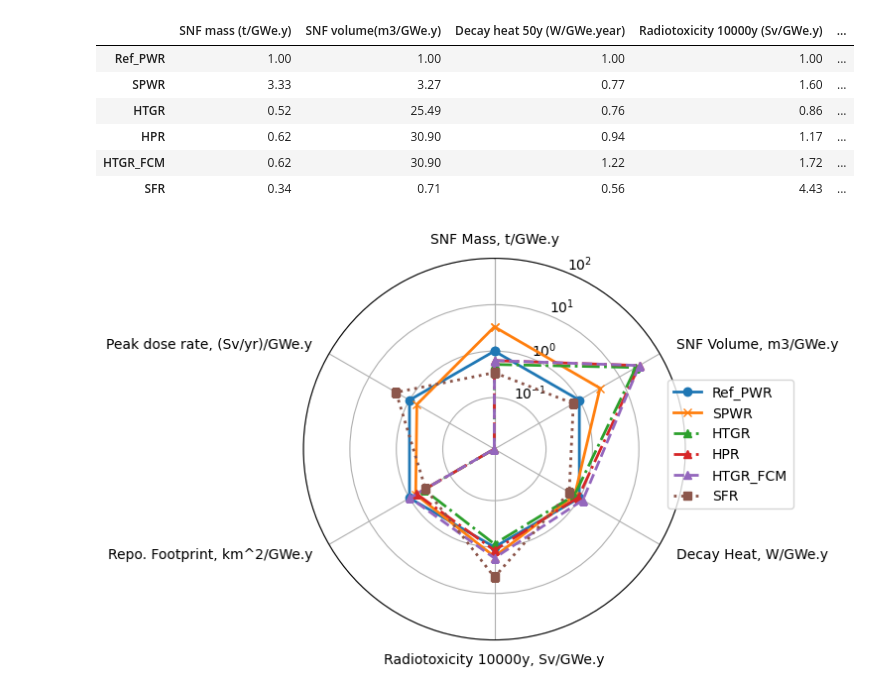
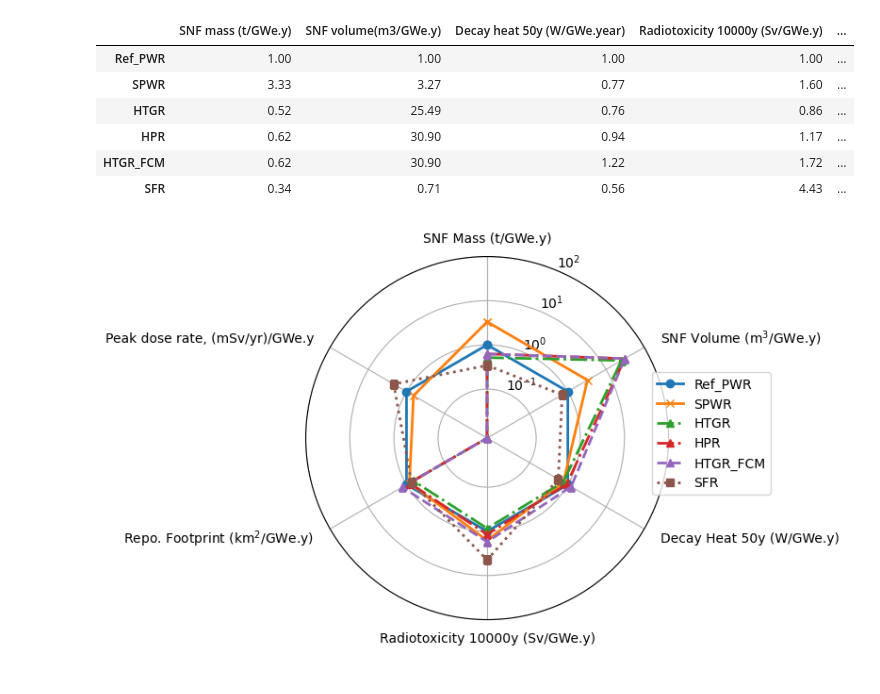
Before and after one commit to hmwainw/R2R4SNF, a Jupyter notebook: 5_Overall_comparison.ipynb, the cells around one changed output. Drawn from its saved outputs; the diff is of its cells as text; code cells hidden in the pictures.

```diff
--- a/5_Overall_comparison.ipynb
+++ b/5_Overall_comparison.ipynb
@@ -177,13 +177,13 @@ for i in range (len(results)): # iterate on the list of reactors
     idx=select_time(result, 10000) # Select the index for 100,000 years
     d.append(result.loc[idx, 'Radiotoxicity (Sv/GWe.y)'])
 
-    d.append(df_rep_footprint.iloc[i,1]*df_rep_footprint.iloc[i,3]/100) # footprint
+    d.append(df_rep_footprint.iloc[i,1]) # footprint
     d.append(peak_dose.iloc[0,i+1])
 
     df.append(d)
 
 df=pd.DataFrame(df, columns=['SNF mass (t/GWe.y)','SNF volume(m3/GWe.y)', 'Decay heat 50y (W/GWe.year)',
-                           'Radiotoxicity 10000y (Sv/GWe.y)','Repo. Footprint, km^2','Peak dose rate, Sv/yr'])
+                           'Radiotoxicity 10000y (Sv/GWe.y)','Repo. Footprint, m^2','Peak dose rate, (mSv/yr)/GWe.y'])
 df.index=reactors
 # %%
 df
@@ -241,33 +241,33 @@ marker=["o", "x", "^", "^", "^", "s", "*", 'D']
 n=0
 for i in react:
     ax.plot(label_loc, i, lw=2, ls=linestyle[n], marker=marker[n] )
     n+=1
 
 ax.set_theta_offset(np.pi / 2)
 ax.set_theta_direction(-1)
 
 # align the labels
 for label, angle in zip(ax.get_xticklabels(), label_loc):
     if angle in (0, np.pi):
         label.set_horizontalalignment('center')
     elif 0 < angle < np.pi:
         label.set_horizontalalignment('left')
     else:
         label.set_horizontalalignment('right')
 ax.set_yscale('symlog', linthresh=0.1)
 ax.set_ylim(0,100)
 
 
 ax.legend(reactors_legend, loc='best', bbox_to_anchor=(1.3, 0.7), ncols=1)
 
 
-labels_graph=['SNF Mass, t/GWe.y','SNF Volume, m3/GWe.y', 'Decay Heat, W/GWe.y',
-                           'Radiotoxicity 10000y, Sv/GWe.y','Repo. Footprint, km^2/GWe.y','Peak dose rate, (Sv/yr)/GWe.y','']
+labels_graph=['SNF Mass (t/GWe.y)','SNF Volume (m$^3$/GWe.y)', 'Decay Heat 50y (W/GWe.y)',
+                           'Radiotoxicity 10000y (Sv/GWe.y)','Repo. Footprint (km$^2$/GWe.y)','Peak dose rate, (mSv/yr)/GWe.y','']
 
 lines, labels = plt.thetagrids(np.degrees(label_loc), labels=labels_graph)
 
 
 
 plt.show()
 # %% [output]
-[figure, old version]
+[figure, new version]
```
Also changed, not shown: parts of 2 cells of this notebook, 4 other files.
